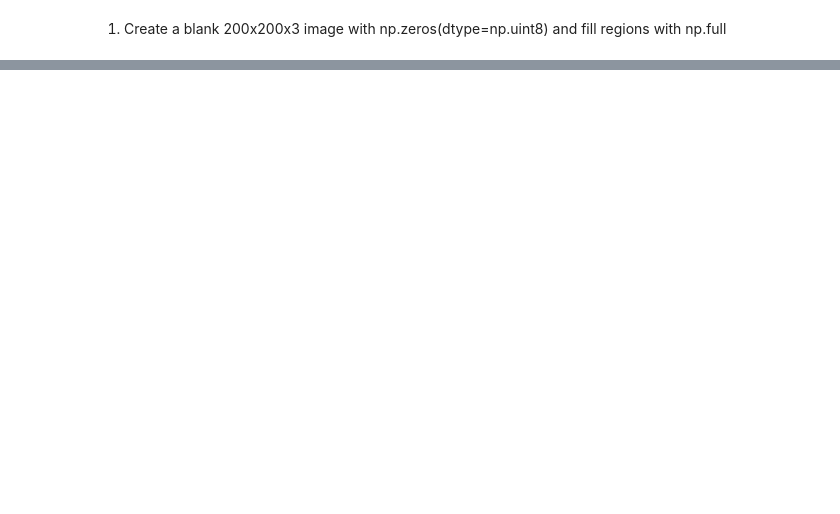
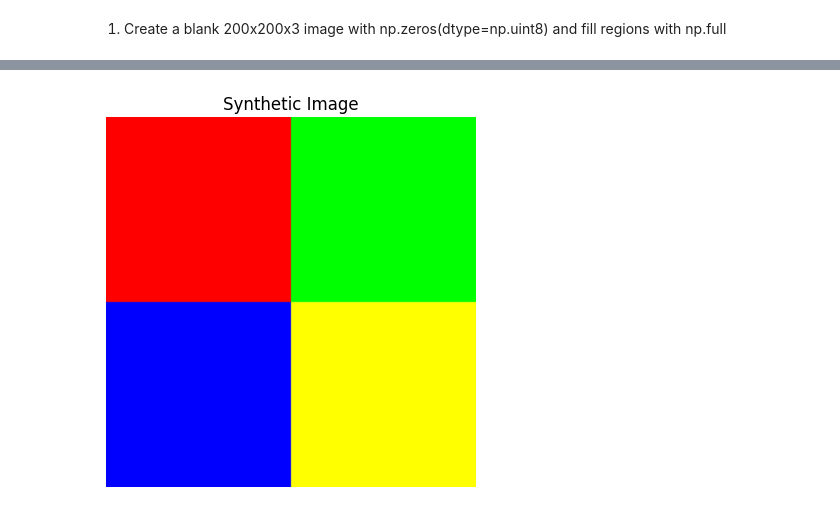
Before and after one commit to khushijaiswal4455-code/Image_pixel_manipulator, a Jupyter notebook: image_pixel.ipynb, the cells around one changed output, grey strips where cells are left out. Saved outputs shown, nothing was run; the diff lists cells and outputs as text; code cells hidden in the pictures; blank space fills up the shorter version.

```diff
--- a/image_pixel.ipynb
+++ b/image_pixel.ipynb
@@ -15,3 +20,10 @@ image[0:100, 0:100] = np.full((100, 100, 3), [255, 0, 0], dtype=np.uint8)
 image[0:100, 100:200] = np.full((100, 100, 3), [0, 255, 0], dtype=np.uint8)     # Green
 image[100:200, 0:100] = np.full((100, 100, 3), [0, 0, 255], dtype=np.uint8)     # Blue
 image[100:200, 100:200] = np.full((100, 100, 3), [255, 255, 0], dtype=np.uint8) # Yellow
+# %%
+plt.imshow(image)
+plt.title("Synthetic Image")
+plt.axis("off")
+plt.show()
+# %% [output]
+[figure, added]
```
Also changed, not shown: parts of 30 cells of this notebook.
